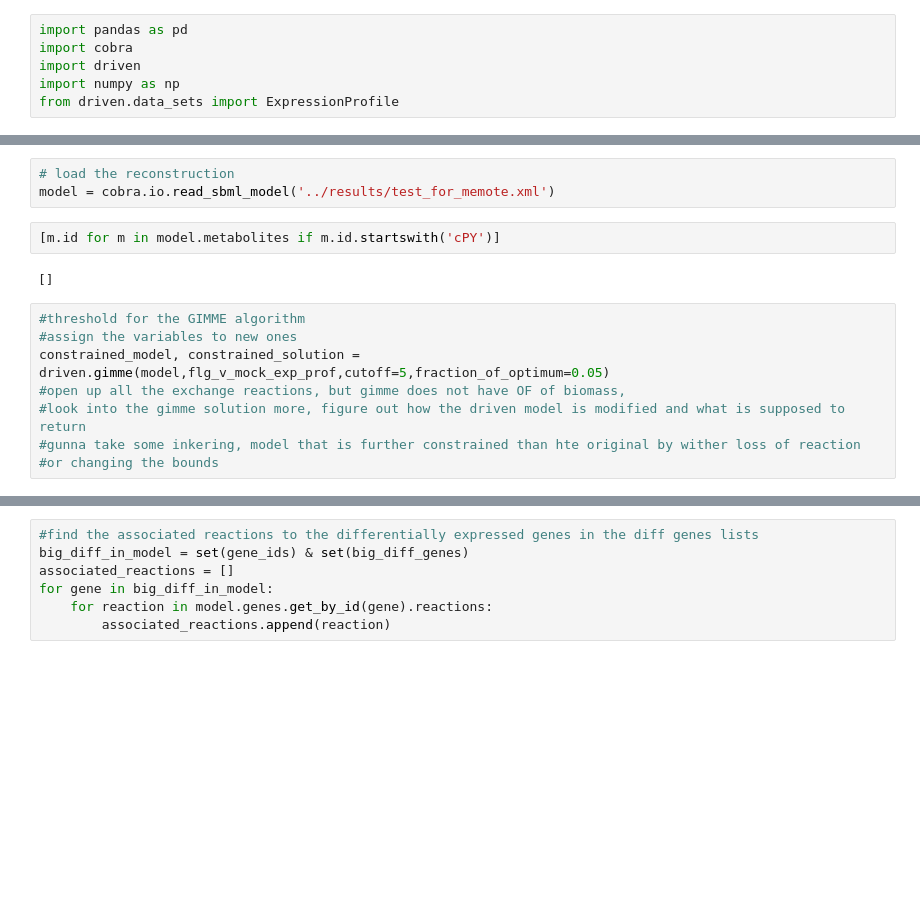
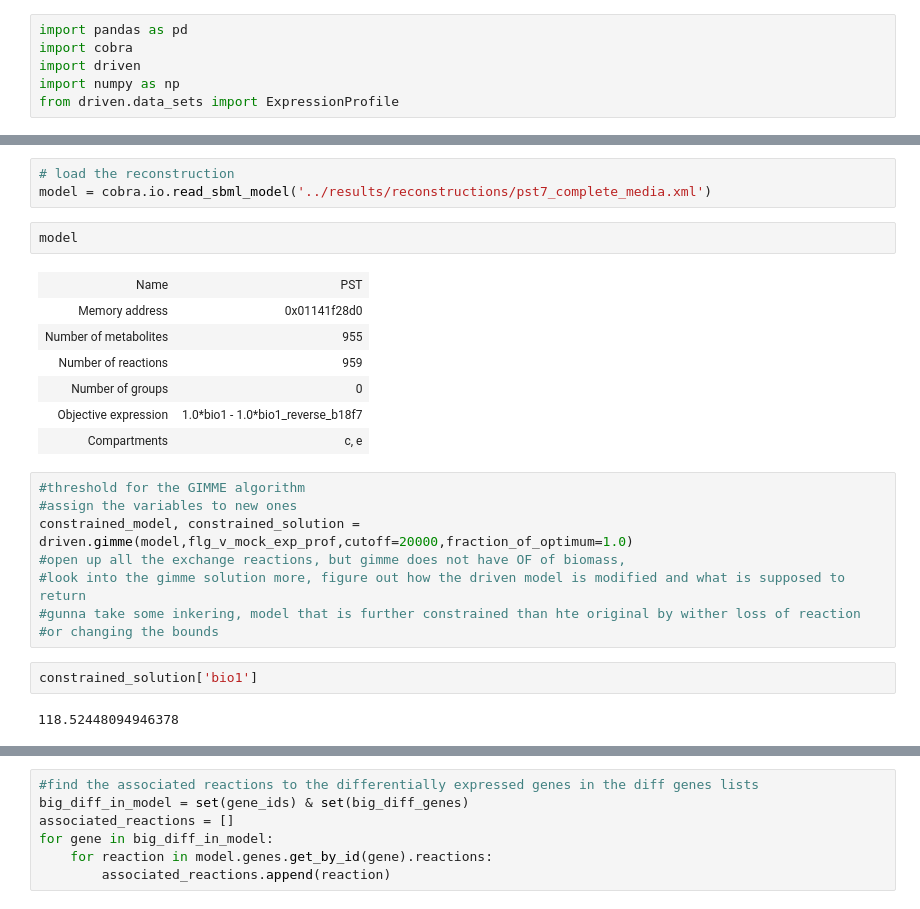
Before and after one commit to gregmedlock/psy_recon, a Jupyter notebook: bin/xomics_to_driven.ipynb, the cells around one changed output, grey strips where cells are left out. Saved outputs shown, nothing was run; the diff lists cells and outputs as text; blank space fills up the shorter version.

```diff
--- a/bin/xomics_to_driven.ipynb
+++ b/bin/xomics_to_driven.ipynb
@@ -114,15 +109,25 @@ See the caveats in the documentation: http://pandas.pydata.org/pandas-docs/stabl
 # %%
 # load the reconstruction
-model = cobra.io.read_sbml_model('../results/test_for_memote.xml')
+model = cobra.io.read_sbml_model('../results/reconstructions/pst7_complete_media.xml')
-# %%
-[m.id for m in model.metabolites if m.id.startswith('cPY')]
-# %% [output]
-[]
+# %%
+model
+# %% [output]
+| Name | PST |
+| Memory address | 0x01141f28d0 |
+| Number of metabolites | 955 |
+| Number of reactions | 959 |
+| Number of groups | 0 |
+| Objective expression | 1.0*bio1 - 1.0*bio1_reverse_b18f7 |
+| Compartments | c, e |
 # %%
 #threshold for the GIMME algorithm
 #assign the variables to new ones
-constrained_model, constrained_solution = driven.gimme(model,flg_v_mock_exp_prof,cutoff=5,fraction_of_optimum=0.05)
+constrained_model, constrained_solution = driven.gimme(model,flg_v_mock_exp_prof,cutoff=20000,fraction_of_optimum=1.0)
 #open up all the exchange reactions, but gimme does not have OF of biomass,
 #look into the gimme solution more, figure out how the driven model is modified and what is supposed to return
 #gunna take some inkering, model that is further constrained than hte original by wither loss of reaction
 #or changing the bounds
+# %%
+constrained_solution['bio1']
+# %% [output]
+118.52448094946378
```
Also changed, not shown: parts of 18 cells of this notebook.
